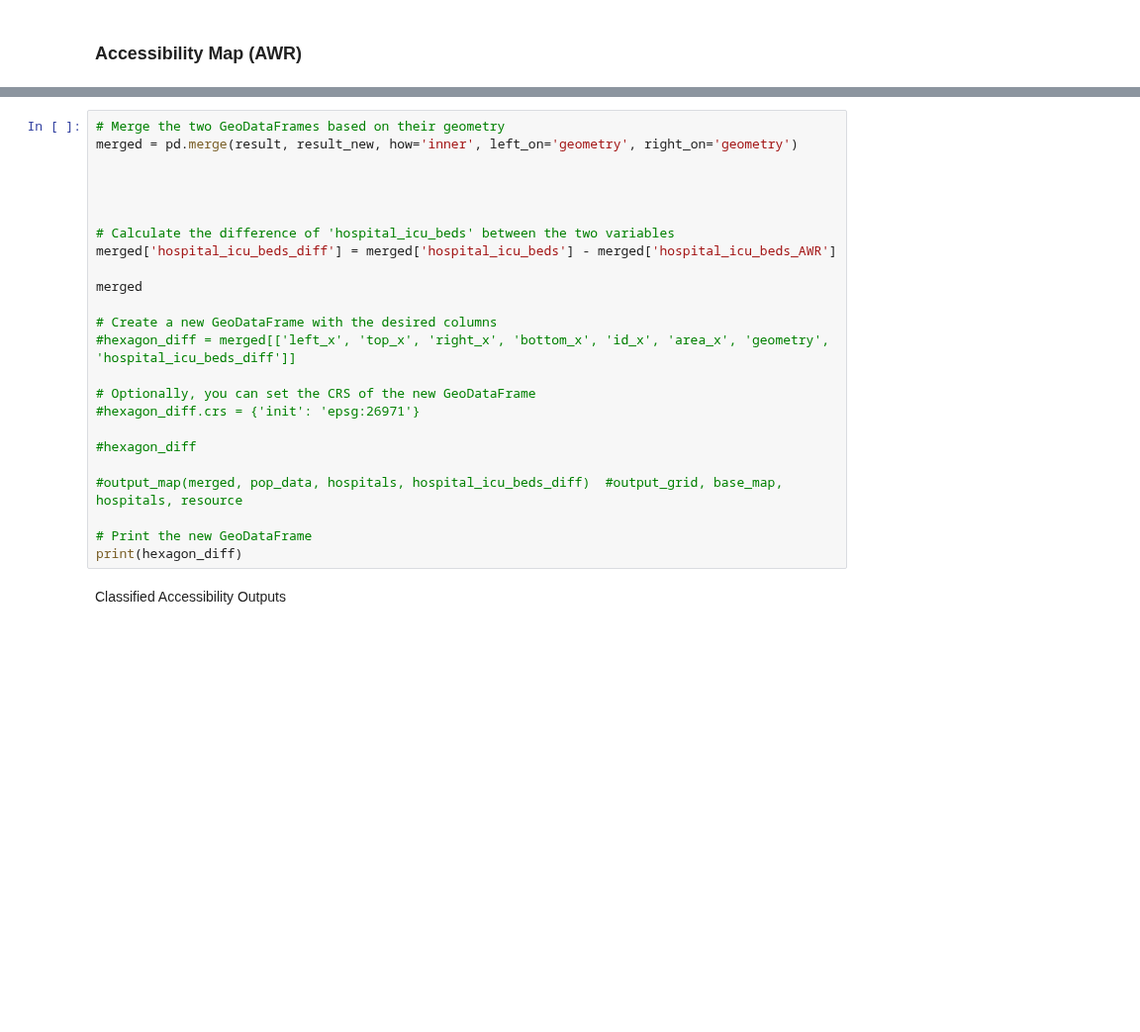
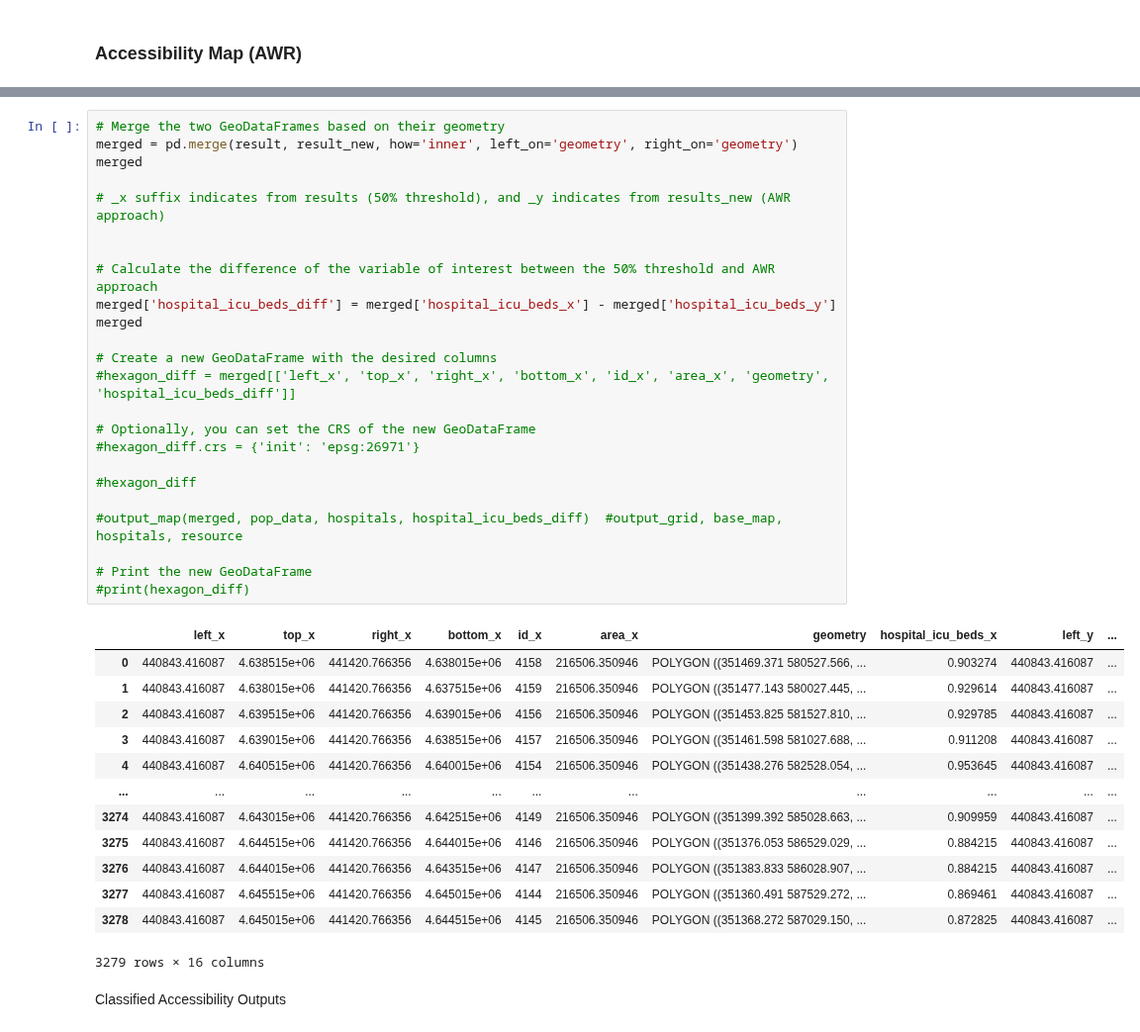
Before and after one commit to whprocter/RPr-Kang-2020, a Jupyter notebook: procedure/code/03-COVID-19Acc-Reanalysis.ipynb, the cells around one changed output, grey strips where cells are left out. Shown at 99% size. Drawn from its saved outputs; the diff is of its cells as text; blank space fills up the shorter version.

```diff
--- a/procedure/code/03-COVID-19Acc-Reanalysis.ipynb
+++ b/procedure/code/03-COVID-19Acc-Reanalysis.ipynb
@@ -1065,27 +1069,41 @@ output_map(result_new, pop_data, hospitals, resource_dropdown.value)
 # %%
 # Merge the two GeoDataFrames based on their geometry
 merged = pd.merge(result, result_new, how='inner', left_on='geometry', right_on='geometry')
+merged
+
+# _x suffix indicates from results (50% threshold), and _y indicates from results_new (AWR approach)
 
 
-
-
-# Calculate the difference of 'hospital_icu_beds' between the two variables
-merged['hospital_icu_beds_diff'] = merged['hospital_icu_beds'] - merged['hospital_icu_beds_AWR']
-
+# Calculate the difference of the variable of interest between the 50% threshold and AWR approach
+merged['hospital_icu_beds_diff'] = merged['hospital_icu_beds_x'] - merged['hospital_icu_beds_y']
 merged
 
 # Create a new GeoDataFrame with the desired columns
 #hexagon_diff = merged[['left_x', 'top_x', 'right_x', 'bottom_x', 'id_x', 'area_x', 'geometry', 'hospital_icu_beds_diff']]
 
 # Optionally, you can set the CRS of the new GeoDataFrame
 #hexagon_diff.crs = {'init': 'epsg:26971'}
 
 #hexagon_diff
 
 #output_map(merged, pop_data, hospitals, hospital_icu_beds_diff)  #output_grid, base_map, hospitals, resource
 
 # Print the new GeoDataFrame
-print(hexagon_diff)
+#print(hexagon_diff)
+# %% [output]
+|  | left_x | top_x | right_x | bottom_x | id_x | area_x | geometry | hospital_icu_beds_x | left_y | ... |
+| 0 | 440843.416087 | 4.638515e+06 | 441420.766356 | 4.638015e+06 | 4158 | 216506.350946 | POLYGON ((351469.371 580527.566, ... | 0.903274 | 440843.416087 | ... |
+| 1 | 440843.416087 | 4.638015e+06 | 441420.766356 | 4.637515e+06 | 4159 | 216506.350946 | POLYGON ((351477.143 580027.445, ... | 0.929614 | 440843.416087 | ... |
+| 2 | 440843.416087 | 4.639515e+06 | 441420.766356 | 4.639015e+06 | 4156 | 216506.350946 | POLYGON ((351453.825 581527.810, ... | 0.929785 | 440843.416087 | ... |
+| 3 | 440843.416087 | 4.639015e+06 | 441420.766356 | 4.638515e+06 | 4157 | 216506.350946 | POLYGON ((351461.598 581027.688, ... | 0.911208 | 440843.416087 | ... |
+| 4 | 440843.416087 | 4.640515e+06 | 441420.766356 | 4.640015e+06 | 4154 | 216506.350946 | POLYGON ((351438.276 582528.054, ... | 0.953645 | 440843.416087 | ... |
+| ... | ... | ... | ... | ... | ... | ... | ... | ... | ... | ... |
+| 3274 | 440843.416087 | 4.643015e+06 | 441420.766356 | 4.642515e+06 | 4149 | 216506.350946 | POLYGON ((351399.392 585028.663, ... | 0.909959 | 440843.416087 | ... |
+| 3275 | 440843.416087 | 4.644515e+06 | 441420.766356 | 4.644015e+06 | 4146 | 216506.350946 | POLYGON ((351376.053 586529.029, ... | 0.884215 | 440843.416087 | ... |
+| 3276 | 440843.416087 | 4.644015e+06 | 441420.766356 | 4.643515e+06 | 4147 | 216506.350946 | POLYGON ((351383.833 586028.907, ... | 0.884215 | 440843.416087 | ... |
+| 3277 | 440843.416087 | 4.645515e+06 | 441420.766356 | 4.645015e+06 | 4144 | 216506.350946 | POLYGON ((351360.491 587529.272, ... | 0.869461 | 440843.416087 | ... |
+| 3278 | 440843.416087 | 4.645015e+06 | 441420.766356 | 4.644515e+06 | 4145 | 216506.350946 | POLYGON ((351368.272 587029.150, ... | 0.872825 | 440843.416087 | ... |
+3279 rows × 16 columns
 # %% [markdown]
 Classified Accessibility Outputs
 # %% [markdown]
```
Also changed, not shown: parts of 23 cells of this notebook.
